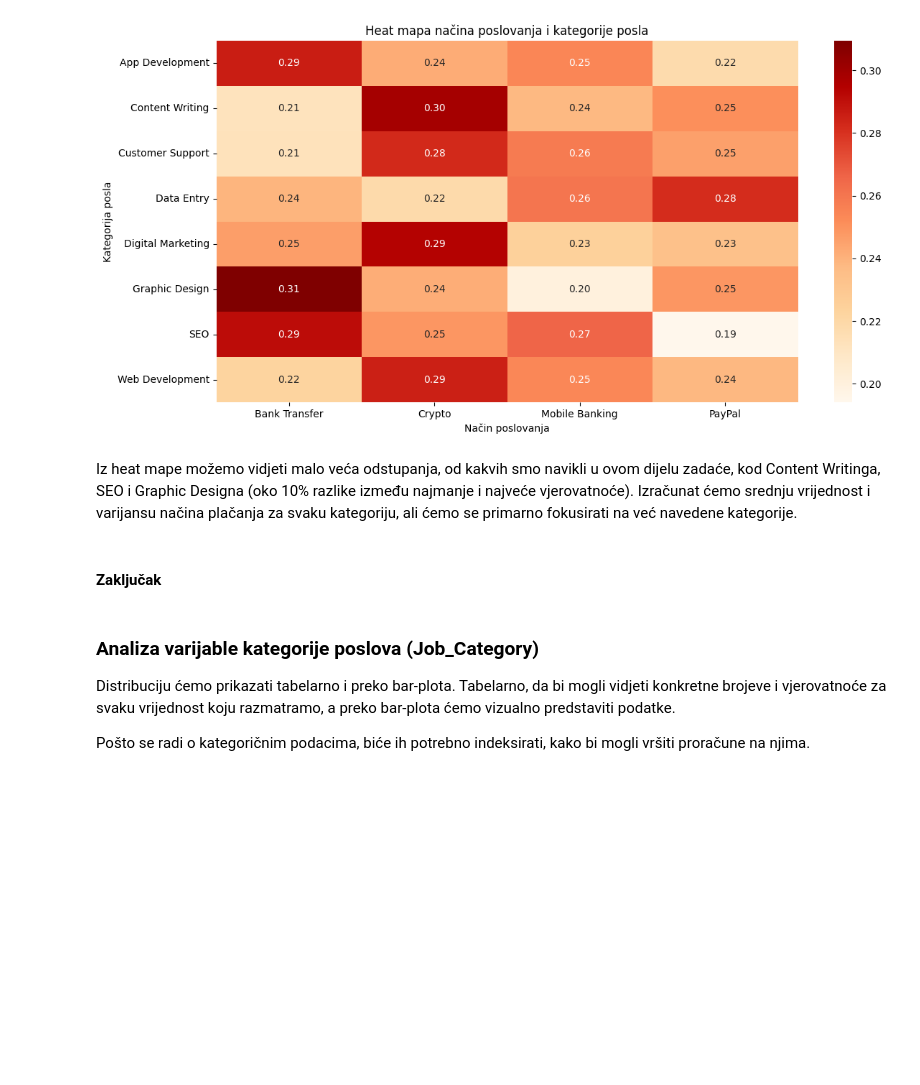
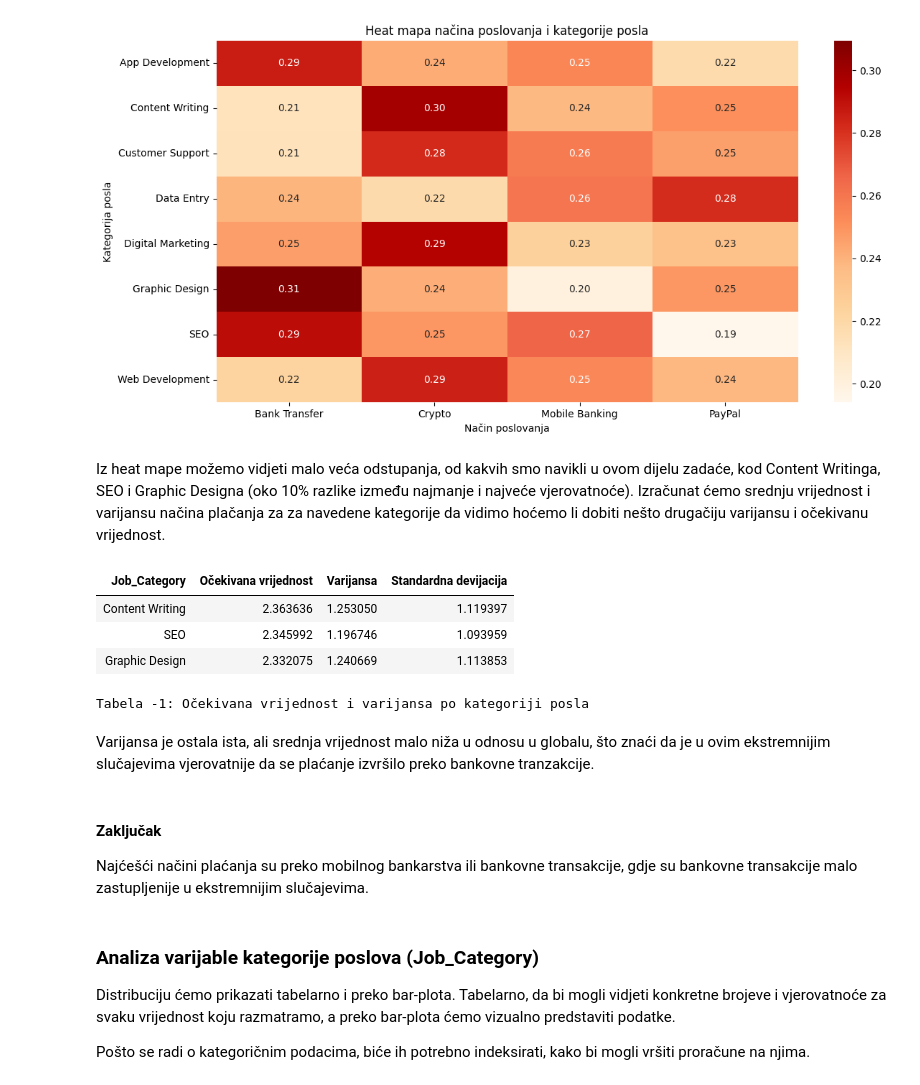
Before and after one commit to Ljut/PSAI-DSAI-datasets, a Jupyter notebook: VIS25_TIM1.ipynb, the cells around one changed output. Cells and saved outputs as stored; diff of their text form; code cells hidden in the pictures; blank space fills up the shorter version.

```diff
--- a/VIS25_TIM1.ipynb
+++ b/VIS25_TIM1.ipynb
@@ -1087,9 +1087,42 @@ nacrtaj_heatmap(
 # %% [output]
 [figure]
 # %% [markdown]
-Iz heat mape možemo vidjeti malo veća odstupanja, od kakvih smo navikli u ovom dijelu zadaće, kod Content Writinga, SEO i Graphic Designa (oko 10% razlike između najmanje i najveće vjerovatnoće). Izračunat ćemo srednju vrijednost i varijansu načina plačanja za svaku kategoriju, ali ćemo se primarno fokusirati na već navedene kategorije.
+Iz heat mape možemo vidjeti malo veća odstupanja, od kakvih smo navikli u ovom dijelu zadaće, kod Content Writinga, SEO i Graphic Designa (oko 10% razlike između najmanje i najveće vjerovatnoće). Izračunat ćemo srednju vrijednost i varijansu načina plačanja za za navedene kategorije da vidimo hoćemo li dobiti nešto drugačiju varijansu i očekivanu vrijednost.
-# %% [markdown]
-#### Zaključak
+# %%
+rezultati = []
+za_ispitati = ['Content Writing','SEO','Graphic Design']
+# Prođi kroz sve kategorije posla
+for jc in za_ispitati:
+    # Izračunaj
+    expected_value, variance, std_dev = kategoricki_izracunaj_ocekivanu_vrijednost__varijancu__standardnu_devijaciju(
+        df[df['Job_Category'] == jc],
+        kolona='Payment_Method',
+        normalize=True
+    )
+    # Pohrani
+    rezultati.append({
+        'Job_Category': jc,
+        'Očekivana vrijednost': expected_value,
+        'Varijansa': variance,
+        'Standardna devijacija': std_dev
+    })
+
+# Prikaži tabelu
+ispisi_tabelu_rezultata(
+    pd.DataFrame(rezultati),
+    naziv_tabele='Očekivana vrijednost i varijansa po kategoriji posla'
+)
+# %% [output]
+| Job_Category | Očekivana vrijednost | Varijansa | Standardna devijacija |
+| Content Writing | 2.363636 | 1.253050 | 1.119397 |
+| SEO | 2.345992 | 1.196746 | 1.093959 |
+| Graphic Design | 2.332075 | 1.240669 | 1.113853 |
+Tabela -1: Očekivana vrijednost i varijansa po kategoriji posla
+# %% [markdown]
+Varijansa je ostala ista, ali srednja vrijednost malo niža u odnosu u globalu, što znaći da je u ovim ekstremnijim slučajevima vjerovatnije da se plaćanje izvršilo preko bankovne tranzakcije.
+# %% [markdown]
+#### Zaključak
+Najćešći načini plaćanja su preko mobilnog bankarstva ili bankovne transakcije, gdje su bankovne transakcije malo zastupljenije u ekstremnijim slučajevima.
 # %% [markdown]
 ### Analiza varijable kategorije poslova (Job_Category)
 
```
